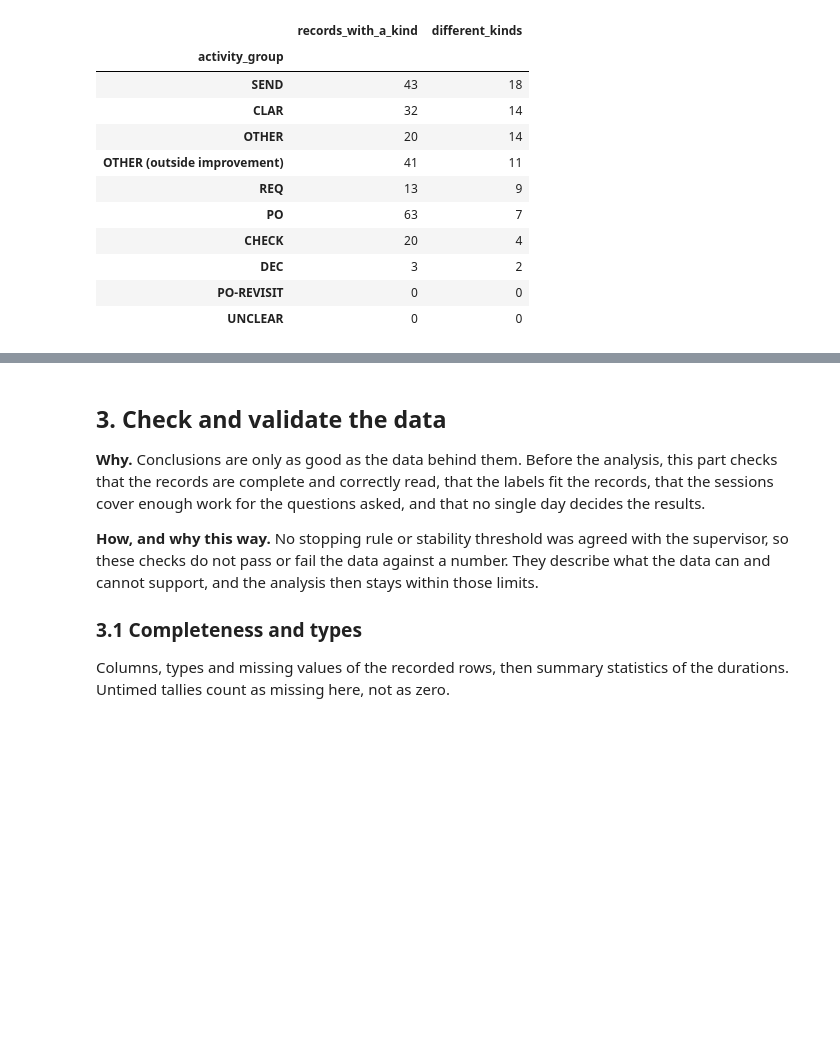
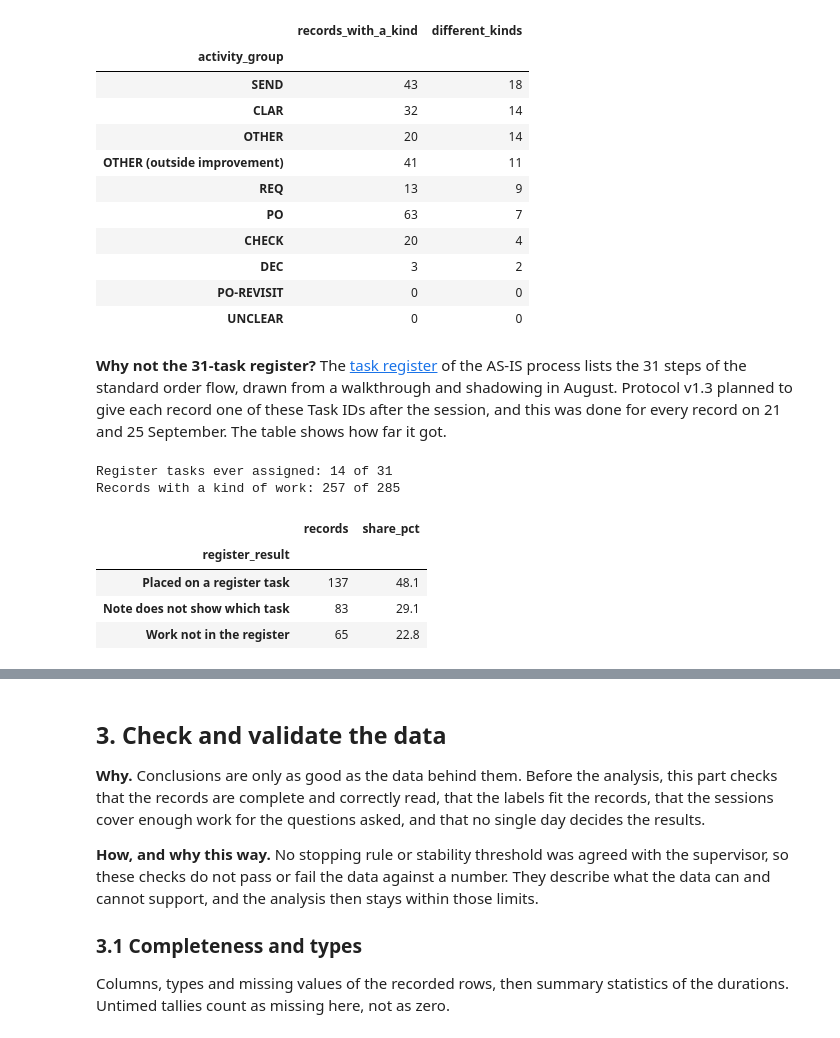
Before and after one commit to Luuuuuig/Bachelor-End-Project, a Jupyter notebook: Arno_Analysis_2026_10_02.ipynb, the cells around one changed output, grey strips where cells are left out. Cells and saved outputs as stored; diff of their text form; code cells hidden in the pictures; blank space fills up the shorter version.

```diff
--- a/Arno_Analysis_2026_10_02.ipynb
+++ b/Arno_Analysis_2026_10_02.ipynb
@@ -254,3 +265,33 @@ kinds_per_code.sort_values("different_kinds", ascending=False)
 | DEC | 3 | 2 |
 | PO-REVISIT | 0 | 0 |
 | UNCLEAR | 0 | 0 |
+# %% [markdown]
+**Why not the 31-task register?** The [task register](https://github.com/Luuuuuig/Bachelor-End-Project/blob/main/docs/process/Process_Cleaned_V1.5.md#5-step--task-register) of the AS-IS process lists the 31 steps of the standard order flow, drawn from a walkthrough and shadowing in August. Protocol v1.3 planned to give each record one of these Task IDs after the session, and this was done for every record on 21 and 25 September. The table shows how far it got.
+# %%
+# How far did the 31-task register cover the records? (Task IDs of 21 and 25 September)
+task_ids["date"] = pd.to_datetime(task_ids["Date"])
+task_fit = labelled.merge(
+    task_ids[["date", "Source row", "Current Task IDs", "Register status and confidence"]].rename(columns={"Source row": "source_row"}),
+    on=["date", "source_row"], how="left", validate="one_to_one")
+task_fit["register_result"] = task_fit["Register status and confidence"].str.split(" /").str[0].map({
+    "Mapped": "Placed on a register task",
+    "Mixed": "Placed on a register task",
+    "Unresolved": "Note does not show which task",
+    "U": "Work not in the register",
+})
+
+register_cover = task_fit["register_result"].value_counts().to_frame("records")
+register_cover["share_pct"] = (register_cover["records"] / len(task_fit) * 100).round(1)
+
+assigned_tasks = task_fit["Current Task IDs"].astype(str).str.split(";").explode()
+print("Register tasks ever assigned:", assigned_tasks.loc[assigned_tasks.ne("unassigned")].nunique(), "of 31")
+print("Records with a kind of work:", has_kind.sum(), "of", len(labelled))
+register_cover
+# %% [output]
+Register tasks ever assigned: 14 of 31
+Records with a kind of work: 257 of 285
+|  | records | share_pct |
+| register_result |  |  |
+| Placed on a register task | 137 | 48.1 |
+| Note does not show which task | 83 | 29.1 |
+| Work not in the register | 65 | 22.8 |
```
Also changed, not shown: parts of 10 cells of this notebook.
